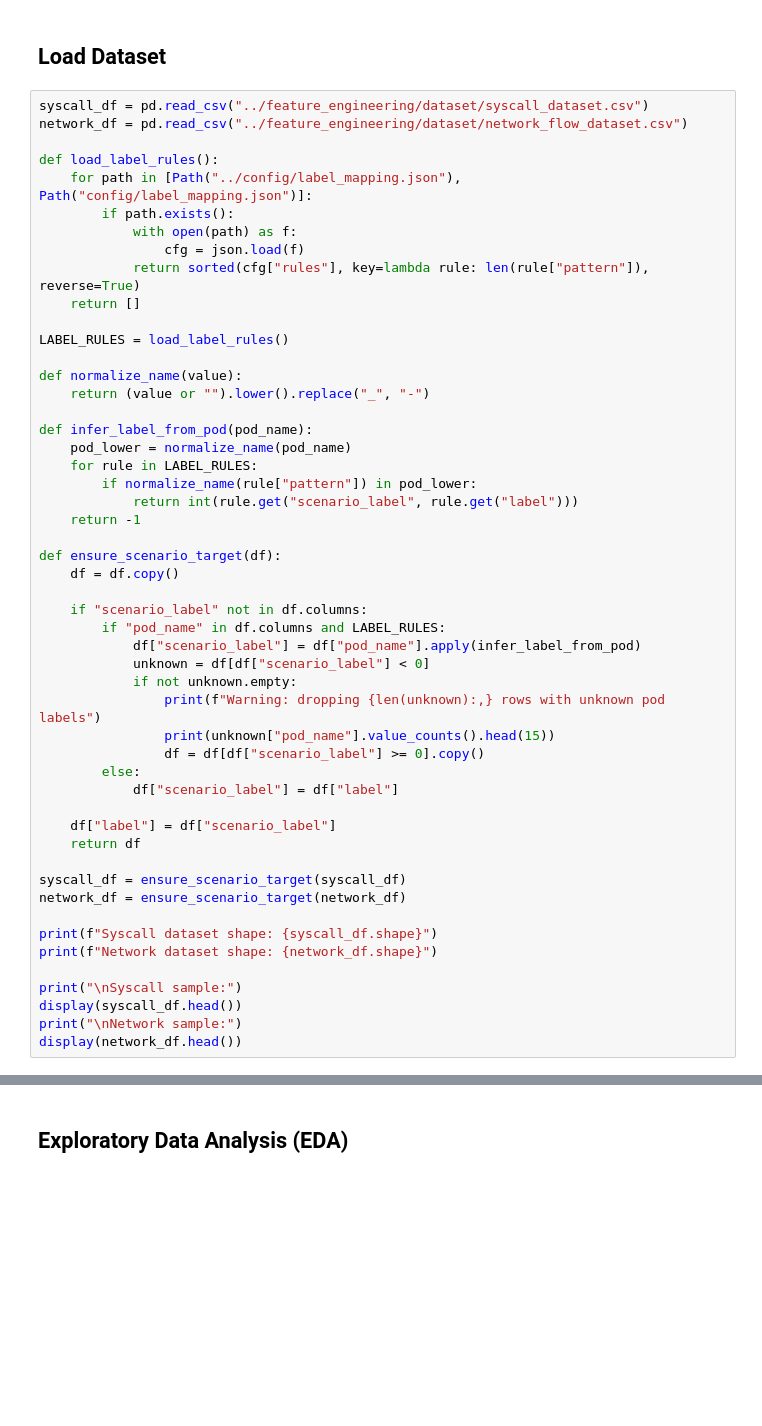
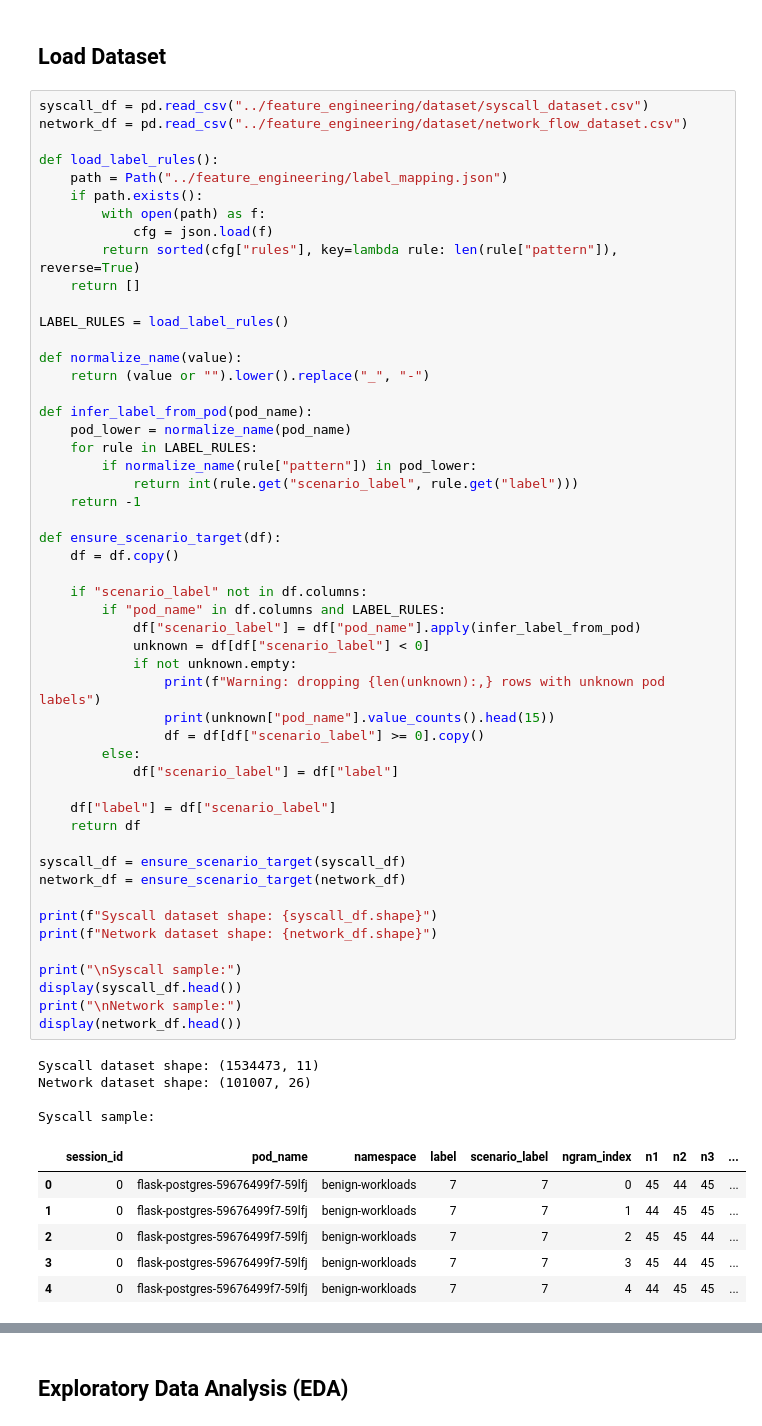
Before and after one commit to danielcristho/K-WATCH, a Jupyter notebook: training/train_model.ipynb, the cells around one changed output, grey strips where cells are left out. Saved outputs shown, nothing was run; the diff lists cells and outputs as text; blank space fills up the shorter version.

```diff
--- a/training/train_model.ipynb
+++ b/training/train_model.ipynb
@@ -55,11 +57,11 @@ syscall_df = pd.read_csv("../feature_engineering/dataset/syscall_dataset.csv")
 network_df = pd.read_csv("../feature_engineering/dataset/network_flow_dataset.csv")
 
 def load_label_rules():
-    for path in [Path("../config/label_mapping.json"), Path("config/label_mapping.json")]:
-        if path.exists():
-            with open(path) as f:
-                cfg = json.load(f)
-            return sorted(cfg["rules"], key=lambda rule: len(rule["pattern"]), reverse=True)
+    path = Path("../feature_engineering/label_mapping.json")
+    if path.exists():
+        with open(path) as f:
+            cfg = json.load(f)
+        return sorted(cfg["rules"], key=lambda rule: len(rule["pattern"]), reverse=True)
     return []
 
 LABEL_RULES = load_label_rules()
@@ -74,30 +76,41 @@ def infer_label_from_pod(pod_name):
             return int(rule.get("scenario_label", rule.get("label")))
     return -1
 
 def ensure_scenario_target(df):
     df = df.copy()
 
     if "scenario_label" not in df.columns:
         if "pod_name" in df.columns and LABEL_RULES:
             df["scenario_label"] = df["pod_name"].apply(infer_label_from_pod)
             unknown = df[df["scenario_label"] < 0]
             if not unknown.empty:
                 print(f"Warning: dropping {len(unknown):,} rows with unknown pod labels")
                 print(unknown["pod_name"].value_counts().head(15))
                 df = df[df["scenario_label"] >= 0].copy()
         else:
             df["scenario_label"] = df["label"]
 
     df["label"] = df["scenario_label"]
     return df
 
 syscall_df = ensure_scenario_target(syscall_df)
 network_df = ensure_scenario_target(network_df)
 
 print(f"Syscall dataset shape: {syscall_df.shape}")
 print(f"Network dataset shape: {network_df.shape}")
 
 print("\nSyscall sample:")
 display(syscall_df.head())
 print("\nNetwork sample:")
 display(network_df.head())
+# %% [output]
+Syscall dataset shape: (1534473, 11)
+Network dataset shape: (101007, 26)
+
+Syscall sample:
+|  | session_id | pod_name | namespace | label | scenario_label | ngram_index | n1 | n2 | n3 | ... |
+| 0 | 0 | flask-postgres-59676499f7-59lfj | benign-workloads | 7 | 7 | 0 | 45 | 44 | 45 | ... |
+| 1 | 0 | flask-postgres-59676499f7-59lfj | benign-workloads | 7 | 7 | 1 | 44 | 45 | 45 | ... |
+| 2 | 0 | flask-postgres-59676499f7-59lfj | benign-workloads | 7 | 7 | 2 | 45 | 45 | 44 | ... |
+| 3 | 0 | flask-postgres-59676499f7-59lfj | benign-workloads | 7 | 7 | 3 | 45 | 44 | 45 | ... |
+| 4 | 0 | flask-postgres-59676499f7-59lfj | benign-workloads | 7 | 7 | 4 | 44 | 45 | 45 | ... |
```
Also changed, not shown: parts of 20 cells of this notebook, 46 other files.
